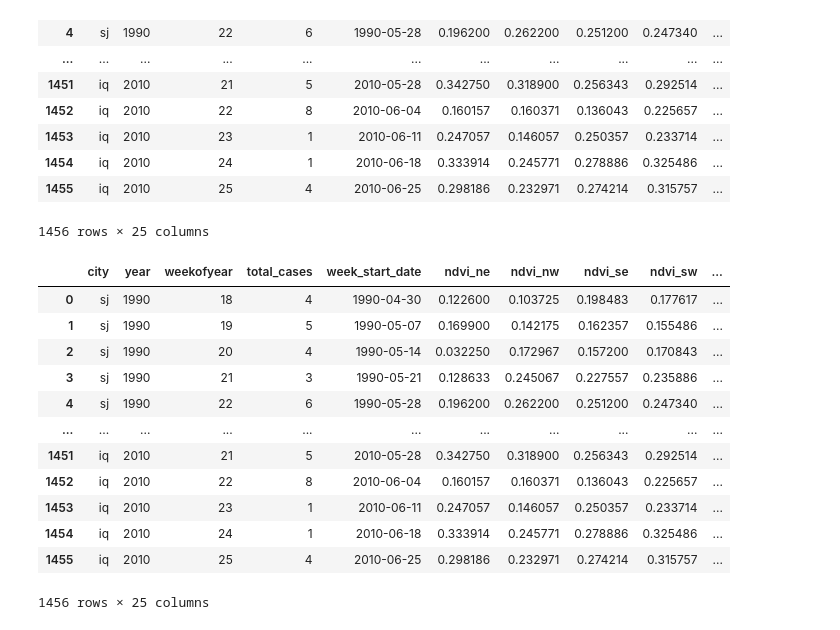
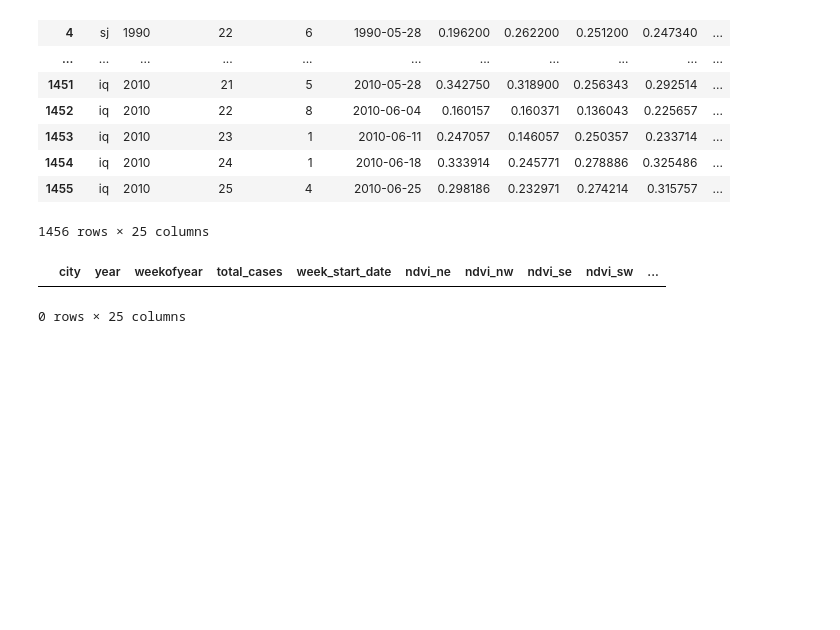
Before and after one commit to NiallSom/DengueCasePrediction, a Jupyter notebook: src/Dengue.ipynb, the cells around one changed output. Cells and saved outputs as stored; diff of their text form; code cells hidden in the pictures; blank space fills up the shorter version.

```diff
--- a/src/Dengue.ipynb
+++ b/src/Dengue.ipynb
@@ -83,19 +82,7 @@ merged_df
 # %%
 rows_with_missing_values = merged_df[merged_df.isna().any(axis=1)]
 rows_with_missing_values
 # No missing values
-merged_df
 # %% [output]
 |  | city | year | weekofyear | total_cases | week_start_date | ndvi_ne | ndvi_nw | ndvi_se | ndvi_sw | ... |
-| 0 | sj | 1990 | 18 | 4 | 1990-04-30 | 0.122600 | 0.103725 | 0.198483 | 0.177617 | ... |
-| 1 | sj | 1990 | 19 | 5 | 1990-05-07 | 0.169900 | 0.142175 | 0.162357 | 0.155486 | ... |
-| 2 | sj | 1990 | 20 | 4 | 1990-05-14 | 0.032250 | 0.172967 | 0.157200 | 0.170843 | ... |
-| 3 | sj | 1990 | 21 | 3 | 1990-05-21 | 0.128633 | 0.245067 | 0.227557 | 0.235886 | ... |
-| 4 | sj | 1990 | 22 | 6 | 1990-05-28 | 0.196200 | 0.262200 | 0.251200 | 0.247340 | ... |
-| ... | ... | ... | ... | ... | ... | ... | ... | ... | ... | ... |
-| 1451 | iq | 2010 | 21 | 5 | 2010-05-28 | 0.342750 | 0.318900 | 0.256343 | 0.292514 | ... |
-| 1452 | iq | 2010 | 22 | 8 | 2010-06-04 | 0.160157 | 0.160371 | 0.136043 | 0.225657 | ... |
-| 1453 | iq | 2010 | 23 | 1 | 2010-06-11 | 0.247057 | 0.146057 | 0.250357 | 0.233714 | ... |
-| 1454 | iq | 2010 | 24 | 1 | 2010-06-18 | 0.333914 | 0.245771 | 0.278886 | 0.325486 | ... |
-| 1455 | iq | 2010 | 25 | 4 | 2010-06-25 | 0.298186 | 0.232971 | 0.274214 | 0.315757 | ... |
-1456 rows × 25 columns
+0 rows × 25 columns
```
Also changed, not shown: parts of 3 cells of this notebook, 1 other file.
